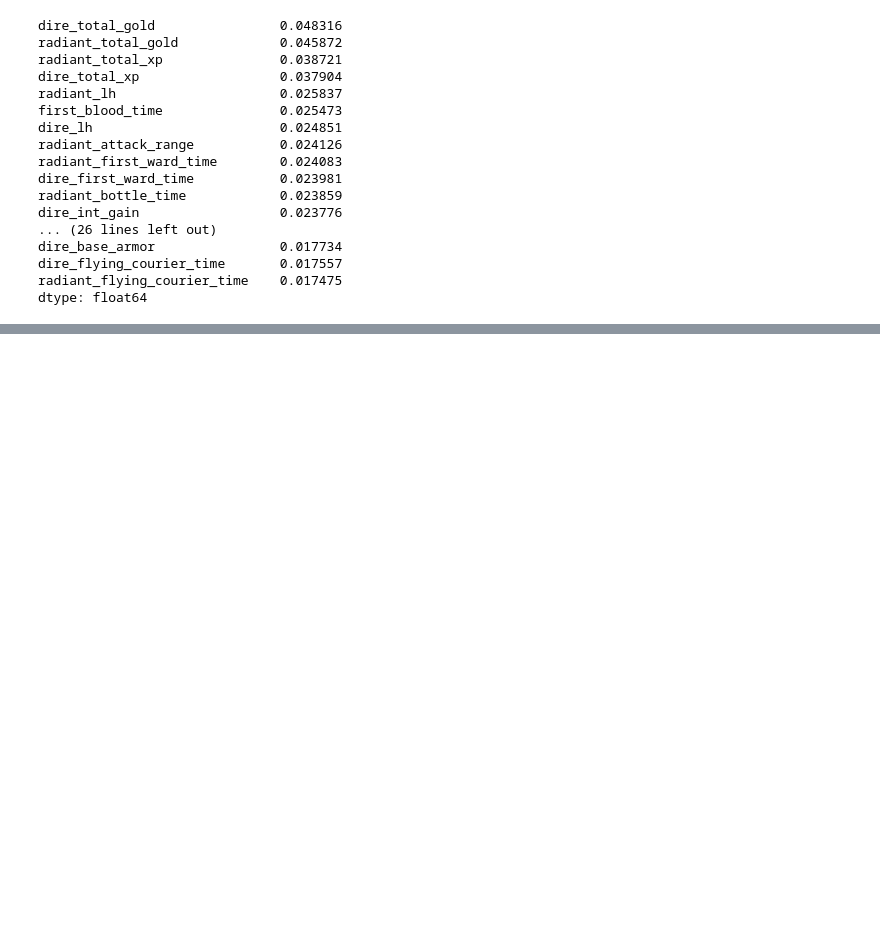
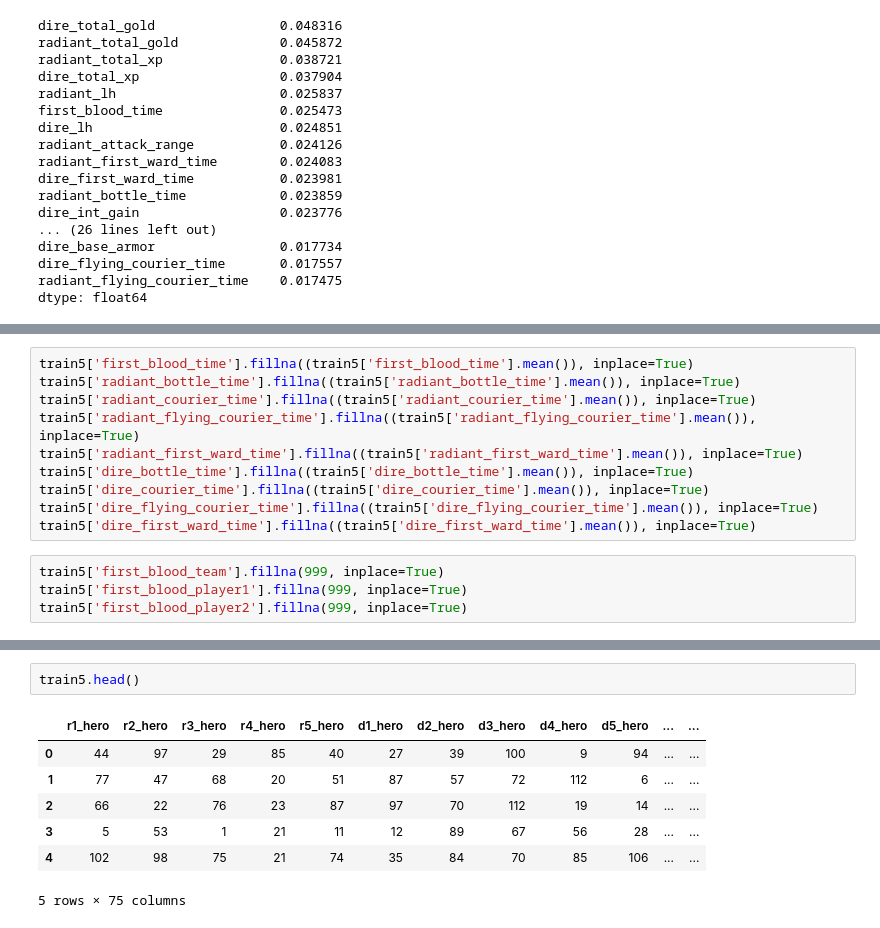
Before and after one commit to nathanConn/Springboard, a Jupyter notebook: Capstone 1.ipynb, the cells around one changed output, grey strips where cells are left out. Drawn from its saved outputs; the diff is of its cells as text; blank space fills up the shorter version.

```diff
--- a/Capstone 1.ipynb
+++ b/Capstone 1.ipynb
@@ -2726,0 +2804,14 @@ dtype: float64
+# %%
+train5['first_blood_time'].fillna((train5['first_blood_time'].mean()), inplace=True)
+train5['radiant_bottle_time'].fillna((train5['radiant_bottle_time'].mean()), inplace=True)
+train5['radiant_courier_time'].fillna((train5['radiant_courier_time'].mean()), inplace=True)
+train5['radiant_flying_courier_time'].fillna((train5['radiant_flying_courier_time'].mean()), inplace=True)
+train5['radiant_first_ward_time'].fillna((train5['radiant_first_ward_time'].mean()), inplace=True)
+train5['dire_bottle_time'].fillna((train5['dire_bottle_time'].mean()), inplace=True)
+train5['dire_courier_time'].fillna((train5['dire_courier_time'].mean()), inplace=True)
+train5['dire_flying_courier_time'].fillna((train5['dire_flying_courier_time'].mean()), inplace=True)
+train5['dire_first_ward_time'].fillna((train5['dire_first_ward_time'].mean()), inplace=True)
+# %%
+train5['first_blood_team'].fillna(999, inplace=True)
+train5['first_blood_player1'].fillna(999, inplace=True)
+train5['first_blood_player2'].fillna(999, inplace=True)
@@ -2726,0 +3171,10 @@ dtype: float64
+# %%
+train5.head()
+# %% [output]
+|  | r1_hero | r2_hero | r3_hero | r4_hero | r5_hero | d1_hero | d2_hero | d3_hero | d4_hero | d5_hero | ... | ... |
+| 0 | 44 | 97 | 29 | 85 | 40 | 27 | 39 | 100 | 9 | 94 | ... | ... |
+| 1 | 77 | 47 | 68 | 20 | 51 | 87 | 57 | 72 | 112 | 6 | ... | ... |
+| 2 | 66 | 22 | 76 | 23 | 87 | 97 | 70 | 112 | 19 | 14 | ... | ... |
+| 3 | 5 | 53 | 1 | 21 | 11 | 12 | 89 | 67 | 56 | 28 | ... | ... |
+| 4 | 102 | 98 | 75 | 21 | 74 | 35 | 84 | 70 | 85 | 106 | ... | ... |
+5 rows × 75 columns
```
Also changed, not shown: parts of 20 cells of this notebook, 1 other file.
